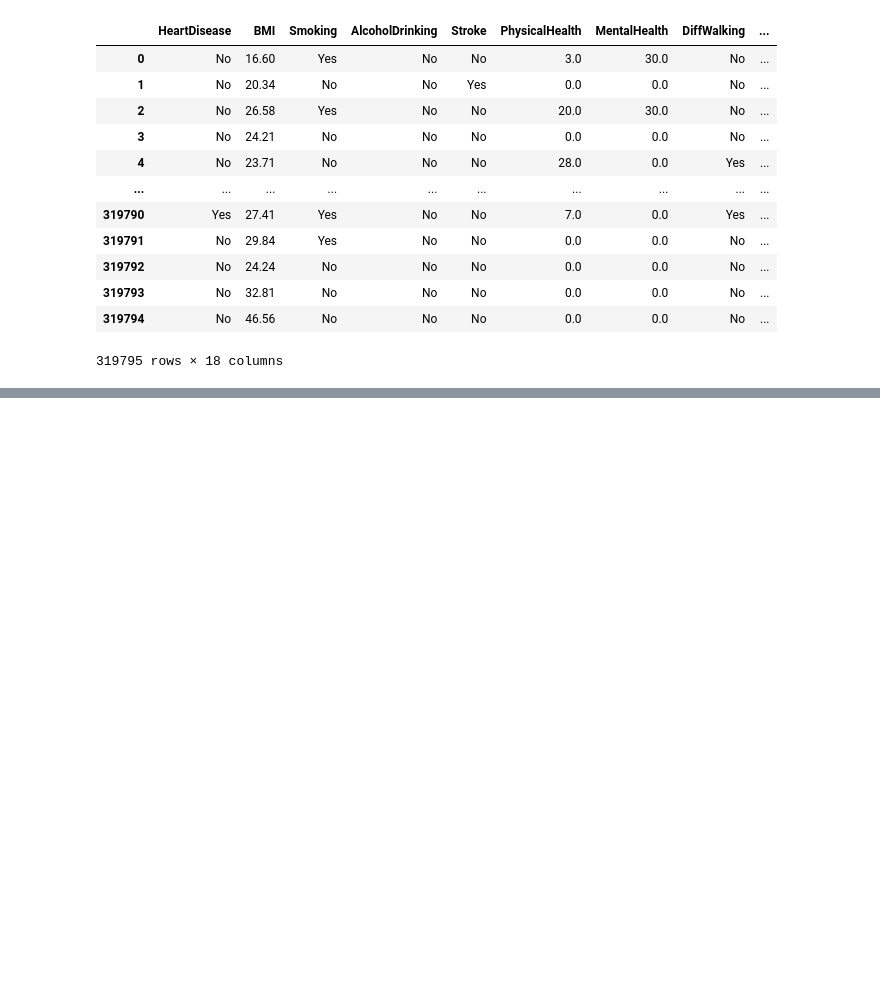
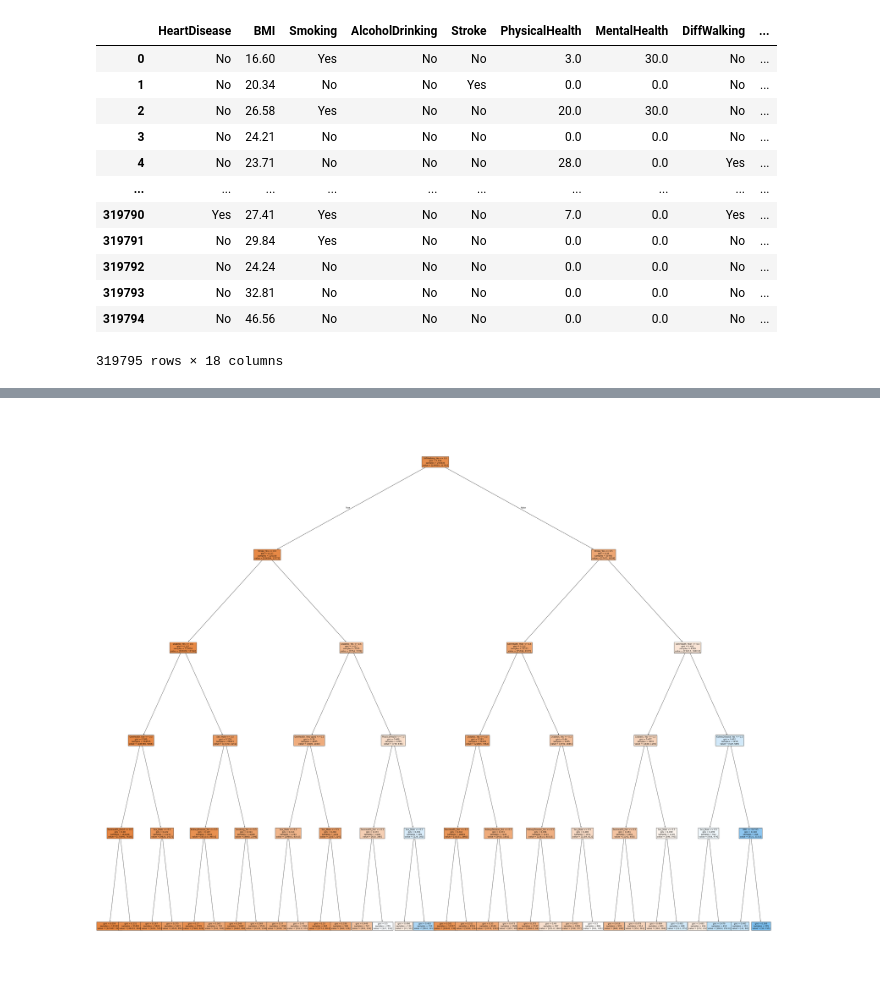
Before and after one commit to lokashrinav/320HeartDisease, a Jupyter notebook: Analysis.ipynb, the cells around one changed output, grey strips where cells are left out. Saved outputs shown, nothing was run; the diff lists cells and outputs as text; code cells hidden in the pictures; blank space fills up the shorter version.

Commit message:
added visualization of decision tree

```diff
--- a/Analysis.ipynb
+++ b/Analysis.ipynb
@@ -240,7 +243,3 @@ X = pd.get_dummies(df2020[['BMI', 'Smoking', 'AlcoholDrinking', 'Stroke', 'Physi
            'Race', 'Diabetic', 'PhysicalActivity', 'GenHealth', 'SleepTime', 'Asthma', 'KidneyDisease', 'SkinCancer']], drop_first=True)
 
 X_train, X_test, y_train, y_test = train_test_split(X, Y, random_state=42, test_size=0.2)
-# %%
-model = DecisionTreeClassifier(random_state=41)
-
-model.fit(X_train, y_train)
@@ -264,0 +246,19 @@ weighted avg       0.86      0.86      0.86     63959
+# %%
+models = {
+    # "KNN1": KNeighborsClassifier(n_neighbors=1),
+    # "KNN2": KNeighborsClassifier(n_neighbors=2),
+    # "KNN3": KNeighborsClassifier(n_neighbors=3),
+    # "KNN4": KNeighborsClassifier(n_neighbors=4),
+    "DecisionTree": DecisionTreeClassifier(random_state=42, max_depth=5),
+    # "LogisticRegression": LogisticRegression(max_iter=1000),
+    # "XGBoost": XGBClassifier(max_depth=20, learning_rate=0.5, objective='binary:logistic')
+}
+# %%
+for model_name, model in models.items():
+
+    model.fit(X_train, y_train)
+    y_pred = model.predict(X_test)
+    accuracy = accuracy_score(y_test, y_pred)
+
+    print(f"Accuracy of {model_name}: {accuracy:.3f}")
+    print(classification_report(y_test, y_pred))
@@ -264,0 +275,6 @@ weighted avg       0.86      0.86      0.86     63959
+# %%
+plt.figure(figsize=(60, 50))
+plot_tree(model, feature_names=X.columns, class_names=None, filled=True, fontsize=10)
+plt.show()
+# %% [output]
+[figure, added]
```
Also changed, not shown: parts of 4 cells of this notebook.
